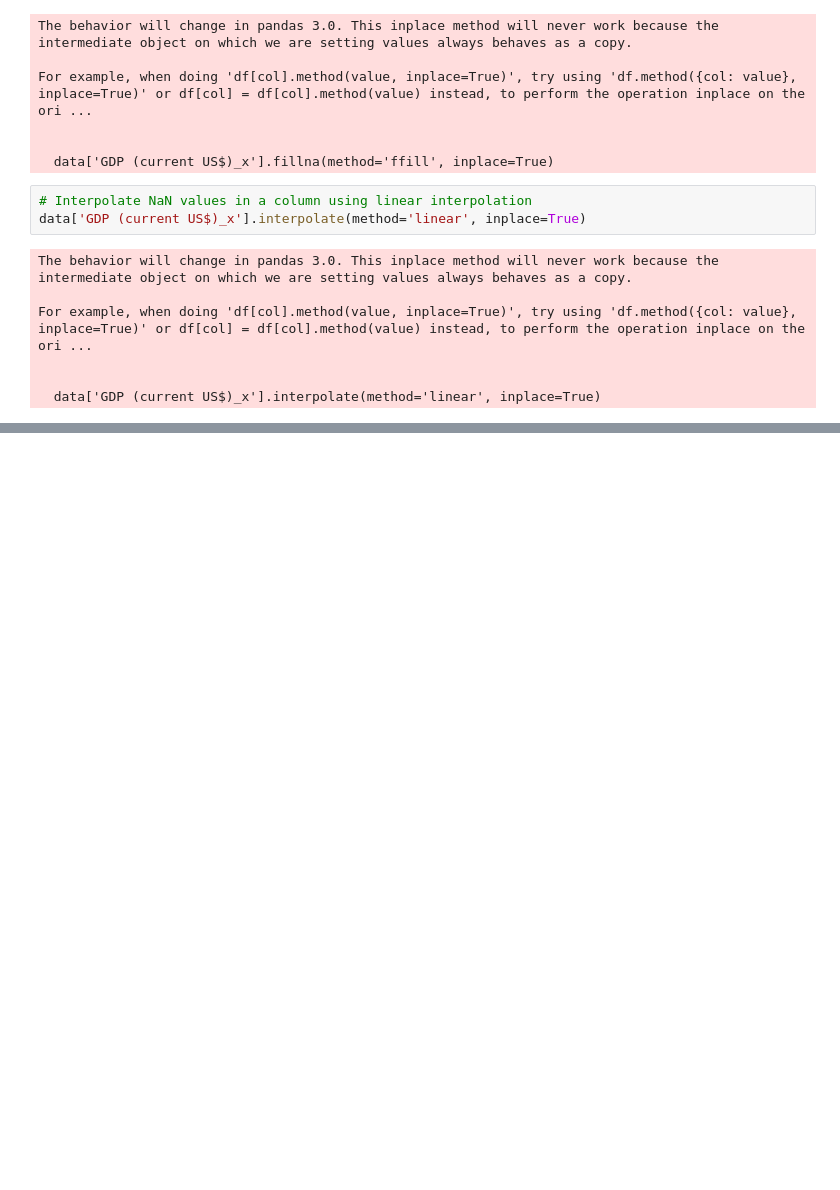
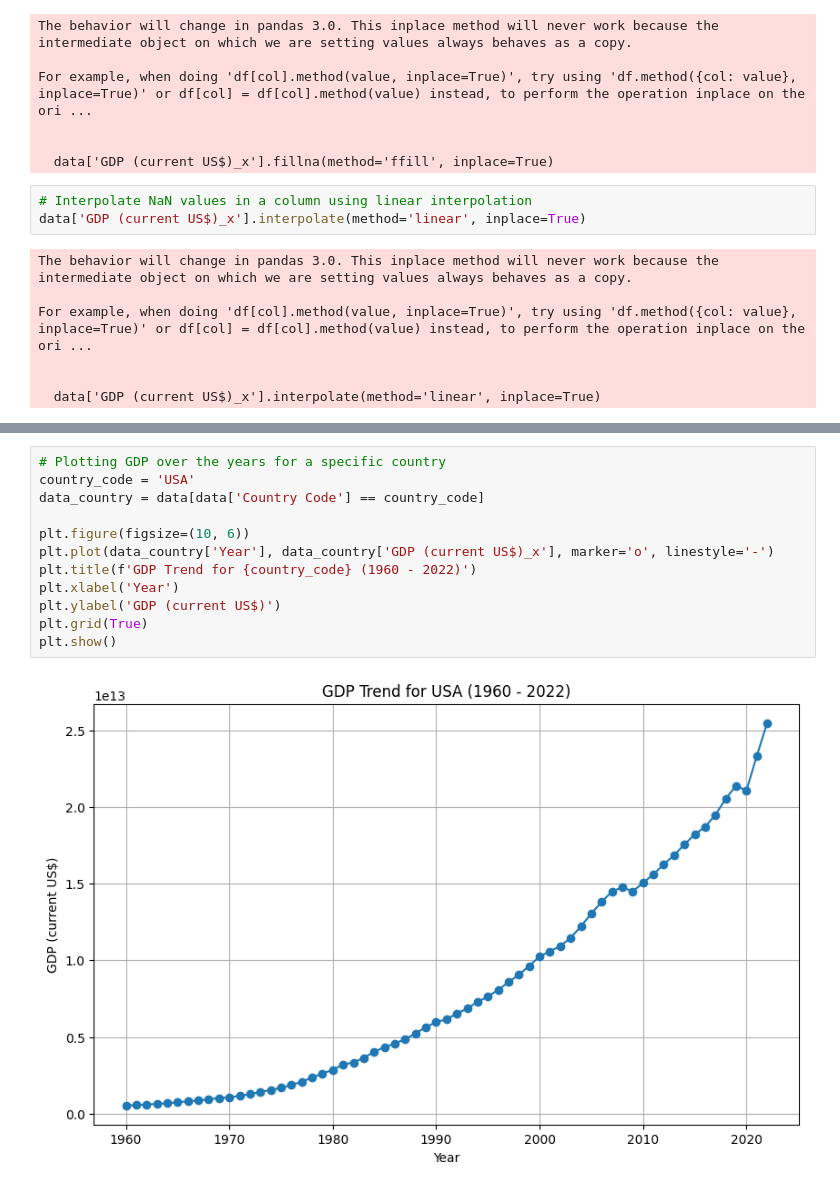
Before and after one commit to LuisAll12/World_Economic_Indicators_1960-2022, a Jupyter notebook: Python_Code.ipynb, the cells around one changed output, grey strips where cells are left out. Drawn from its saved outputs; the diff is of its cells as text; blank space fills up the shorter version.

```diff
--- a/Python_Code.ipynb
+++ b/Python_Code.ipynb
@@ -109,0 +122,14 @@ print(data.head())
+# %%
+# Plotting GDP over the years for a specific country
+country_code = 'USA'
+data_country = data[data['Country Code'] == country_code]
+
+plt.figure(figsize=(10, 6))
+plt.plot(data_country['Year'], data_country['GDP (current US$)_x'], marker='o', linestyle='-')
+plt.title(f'GDP Trend for {country_code} (1960 - 2022)')
+plt.xlabel('Year')
+plt.ylabel('GDP (current US$)')
+plt.grid(True)
+plt.show()
+# %% [output]
+[figure, added]
```
Also changed, not shown: parts of 4 cells of this notebook.
